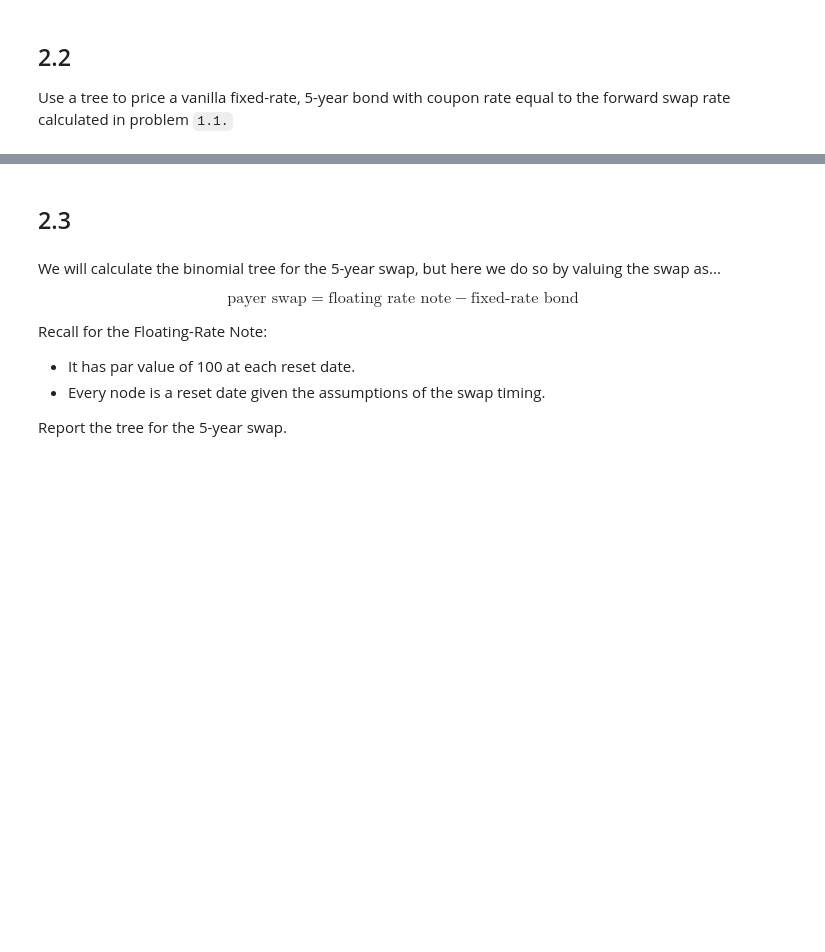
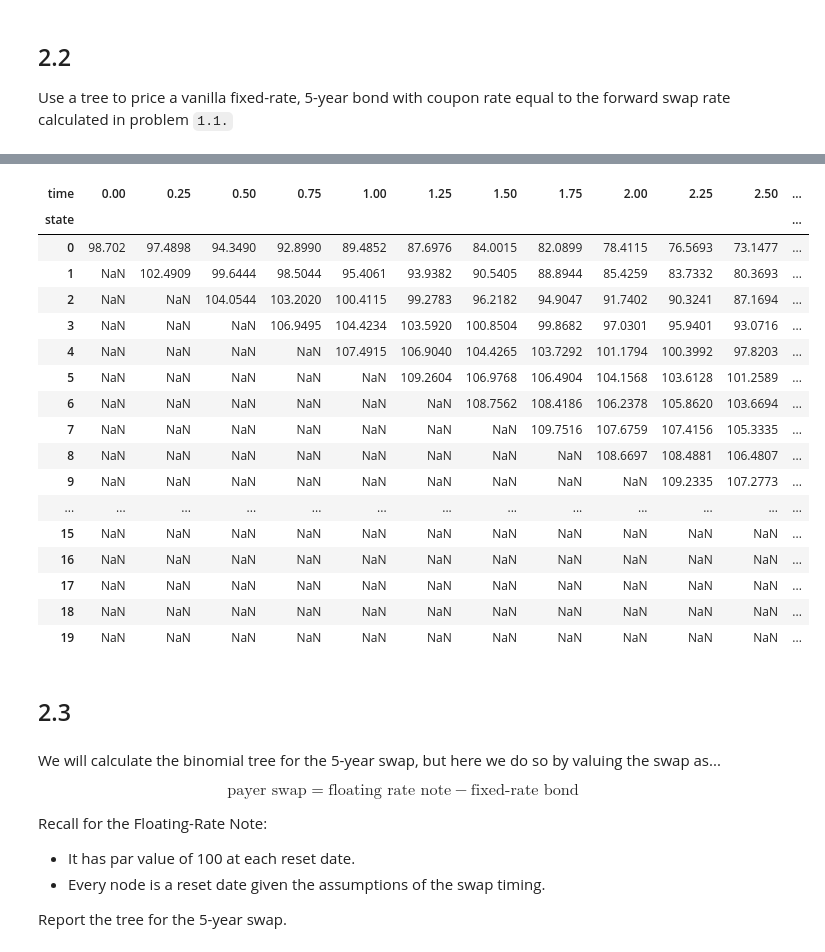
Before and after one commit to MrHumble-Bee/finm-fiderivs-2024, a Jupyter notebook: homework/Homework 3 - New.ipynb, the cells around one changed output, grey strips where cells are left out. Drawn from its saved outputs; the diff is of its cells as text; code cells hidden in the pictures; blank space fills up the shorter version.

```diff
--- a/homework/Homework 3 - New.ipynb
+++ b/homework/Homework 3 - New.ipynb
@@ -74,0 +245,5 @@ calc_fwdswaprate(cap_curves['discounts'], start, end, freqswap=4)
+# %%
+swaption_exp = swap_vol_df.loc[0, 'expiration']
+swaption_end = swaption_exp + swap_vol_df.loc[0, 'tenor']
+fwd_swap_rate = calc_fwdswaprate(cap_curves_df['discounts'], swaption_exp, swaption_end, freqswap=4)
+fwd_swap_rate
@@ -121,3 +396,33 @@ Use a tree to price a vanilla fixed-rate, 5-year bond with coupon rate equal to
+# %%
+FACE = 100
+T = 5
+compound = 4
+cpn = fwd_swap_rate
+cpn_freq = 2
+# %%
+payoff = lambda r: payoff_bond(r, 1/compound, facevalue = FACE * (1 + cpn / cpn_freq))
+cash_flow_tree = construct_bond_cftree(T, compound, cpn, cpn_freq=cpn_freq)
+bond_tree = bintree_pricing(payoff=payoff, ratetree=rate_tree.iloc[:int(T * compound),:int(T * compound)], cftree=cash_flow_tree)
+bond_tree.round(4)
+# %% [output]
+| time | 0.00 | 0.25 | 0.50 | 0.75 | 1.00 | 1.25 | 1.50 | 1.75 | 2.00 | 2.25 | 2.50 | ... |
+| state |  |  |  |  |  |  |  |  |  |  |  | ... |
+| 0 | 98.702 | 97.4898 | 94.3490 | 92.8990 | 89.4852 | 87.6976 | 84.0015 | 82.0899 | 78.4115 | 76.5693 | 73.1477 | ... |
+| 1 | NaN | 102.4909 | 99.6444 | 98.5044 | 95.4061 | 93.9382 | 90.5405 | 88.8944 | 85.4259 | 83.7332 | 80.3693 | ... |
+| 2 | NaN | NaN | 104.0544 | 103.2020 | 100.4115 | 99.2783 | 96.2182 | 94.9047 | 91.7402 | 90.3241 | 87.1694 | ... |
+| 3 | NaN | NaN | NaN | 106.9495 | 104.4234 | 103.5920 | 100.8504 | 99.8682 | 97.0301 | 95.9401 | 93.0716 | ... |
+| 4 | NaN | NaN | NaN | NaN | 107.4915 | 106.9040 | 104.4265 | 103.7292 | 101.1794 | 100.3992 | 97.8203 | ... |
+| 5 | NaN | NaN | NaN | NaN | NaN | 109.2604 | 106.9768 | 106.4904 | 104.1568 | 103.6128 | 101.2589 | ... |
+| 6 | NaN | NaN | NaN | NaN | NaN | NaN | 108.7562 | 108.4186 | 106.2378 | 105.8620 | 103.6694 | ... |
+| 7 | NaN | NaN | NaN | NaN | NaN | NaN | NaN | 109.7516 | 107.6759 | 107.4156 | 105.3335 | ... |
+| 8 | NaN | NaN | NaN | NaN | NaN | NaN | NaN | NaN | 108.6697 | 108.4881 | 106.4807 | ... |
+| 9 | NaN | NaN | NaN | NaN | NaN | NaN | NaN | NaN | NaN | 109.2335 | 107.2773 | ... |
+| ... | ... | ... | ... | ... | ... | ... | ... | ... | ... | ... | ... | ... |
+| 15 | NaN | NaN | NaN | NaN | NaN | NaN | NaN | NaN | NaN | NaN | NaN | ... |
+| 16 | NaN | NaN | NaN | NaN | NaN | NaN | NaN | NaN | NaN | NaN | NaN | ... |
+| 17 | NaN | NaN | NaN | NaN | NaN | NaN | NaN | NaN | NaN | NaN | NaN | ... |
+| 18 | NaN | NaN | NaN | NaN | NaN | NaN | NaN | NaN | NaN | NaN | NaN | ... |
+| 19 | NaN | NaN | NaN | NaN | NaN | NaN | NaN | NaN | NaN | NaN | NaN | ... |
 # %% [markdown]
 ## 2.3
 # %% [markdown]
```
Also changed, not shown: parts of 14 cells of this notebook, 2 other files.
